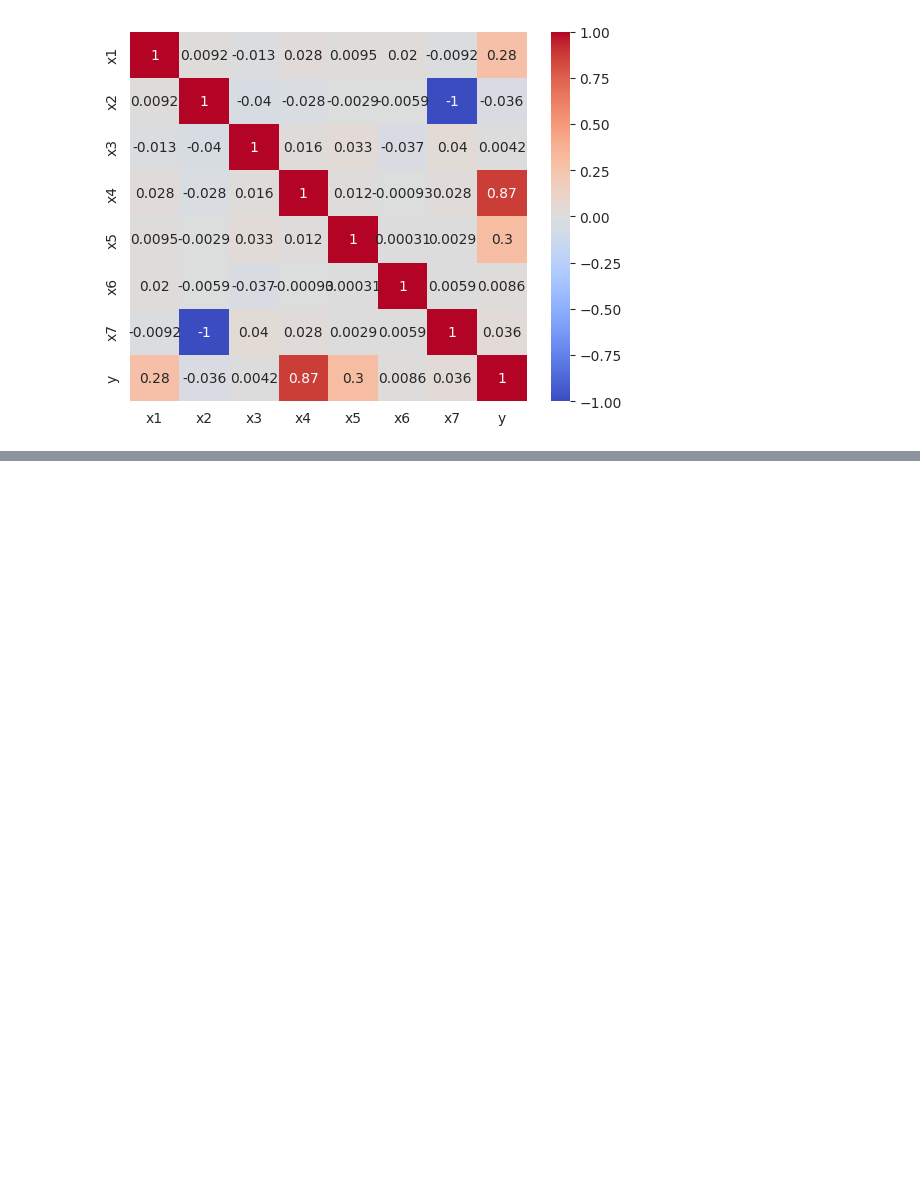
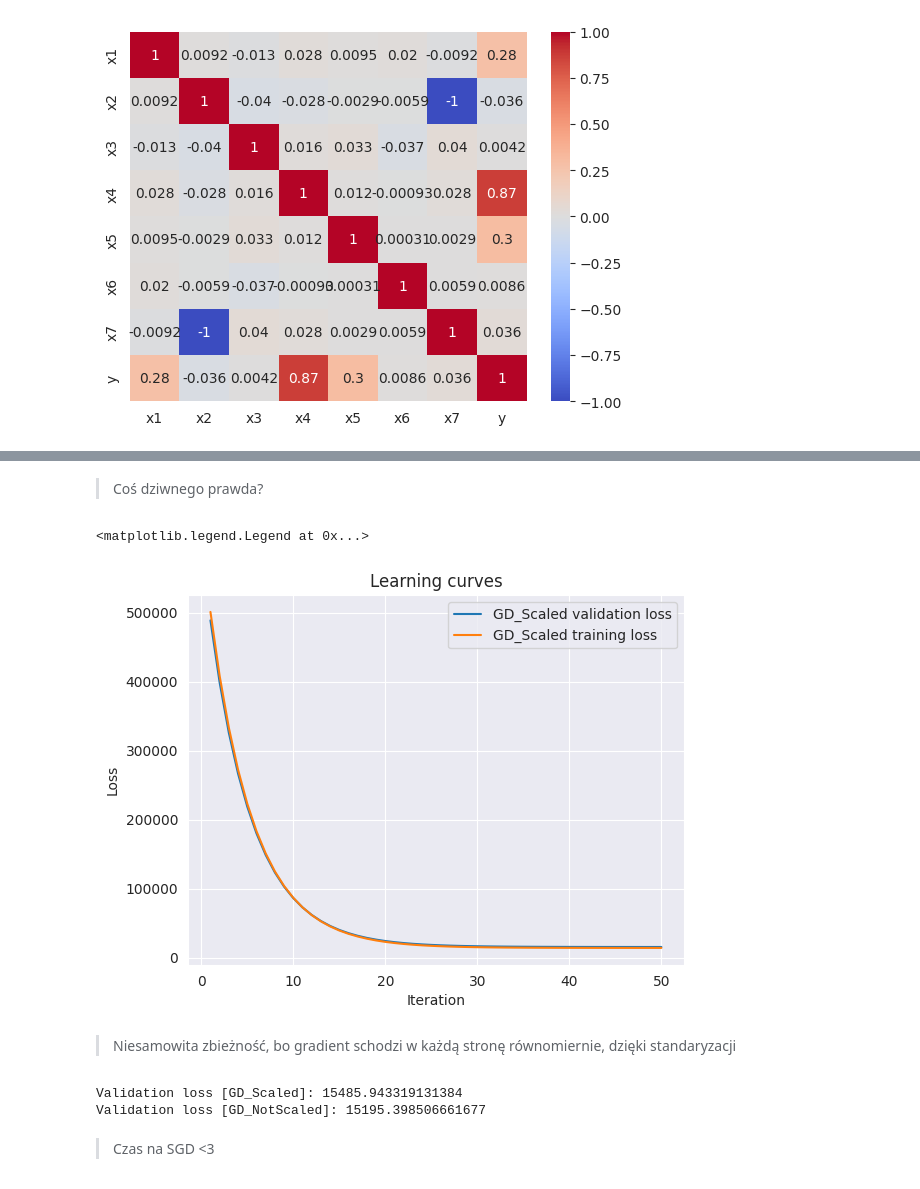
Before and after one commit to cieplypolar/linear-regression, a Jupyter notebook: main.ipynb, the cells around one changed output, grey strips where cells are left out. Drawn from its saved outputs; the diff is of its cells as text; code cells hidden in the pictures; blank space fills up the shorter version.

```diff
--- a/main.ipynb
+++ b/main.ipynb
@@ -375,0 +347,47 @@ Batch size: 512, Error: 15110.392696949488
+# %% [markdown]
+> Coś dziwnego prawda?
+# %%
+EPOCHS = 50
+STEPS_TO_PLOT = 50
+# %%
+from utilz import run_linear_regression_model
+from linear_regression import GD_linear_regression
+from gradient import GD_OLS
+from loss import ols
+
+theta_GD_Scaled, loss_GD_Scaled, history_GD_Scaled, training_GD_Scaled =(
+run_linear_regression_model(
+    ft.partial(
+        GD_linear_regression,
+        grad=GD_OLS,
+        alpha=0.1,
+        epochs=EPOCHS,
+        steps=STEPS_TO_PLOT,
+        loss=ols),
+    loss=ols,
+    datasets=datasets,
+    standardize=True,
+    use_test=False)
+)
+# %%
+steps = np.arange(1, STEPS_TO_PLOT + 1) * (EPOCHS // STEPS_TO_PLOT)
+
+fig, ax = plt.subplots()
+sns.lineplot(x = steps, y = history_GD_Scaled, ax = ax, label='GD_Scaled validation loss')
+sns.lineplot(x = steps, y = training_GD_Scaled, ax = ax, label='GD_Scaled training loss')
+ax.set(xlabel='Iteration', ylabel='Loss')
+ax.set_title('Learning curves')
+plt.legend()
+# %% [output]
+<matplotlib.legend.Legend at 0x...>
+[figure, added]
+# %% [markdown]
+> Niesamowita zbieżność, bo gradient schodzi w każdą stronę równomiernie, dzięki standaryzacji
+# %%
+print(f"Validation loss [GD_Scaled]: {history_GD_Scaled[-1]}")
+print(f"Validation loss [GD_NotScaled]: {history_GD_NotScaled[-1]}")
+# %% [output]
+Validation loss [GD_Scaled]: 15485.943319131384
+Validation loss [GD_NotScaled]: 15195.398506661677
+# %% [markdown]
+> Czas na SGD <3
```
Also changed, not shown: parts of 102 cells of this notebook, 6 other files.
